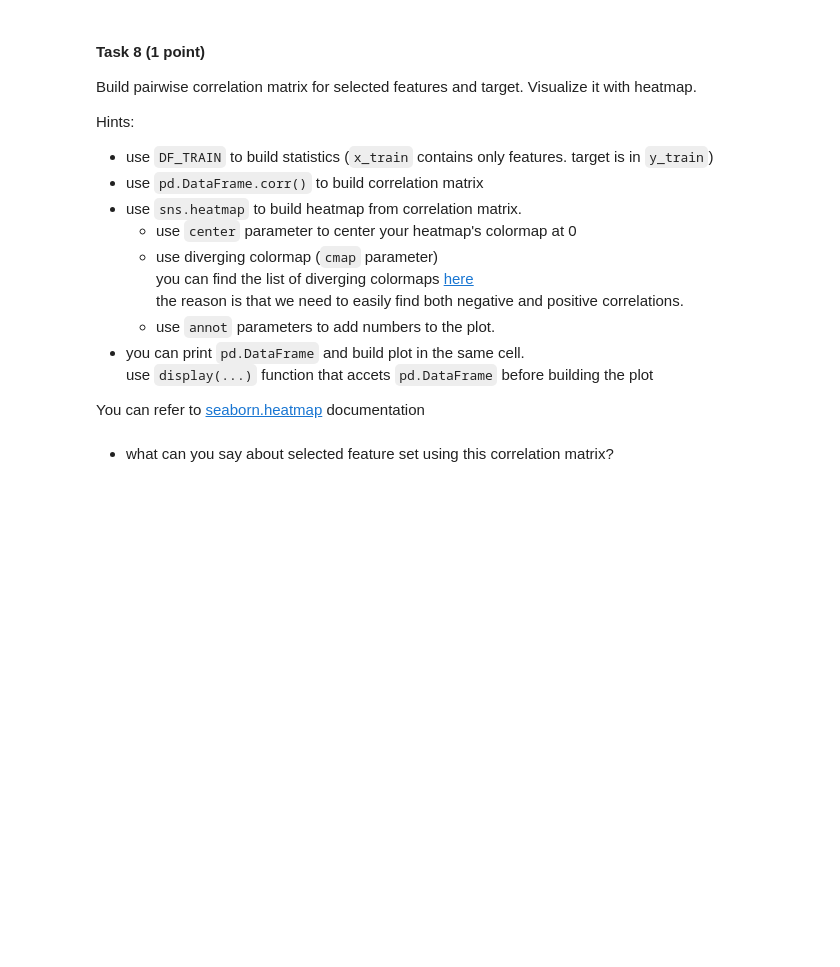
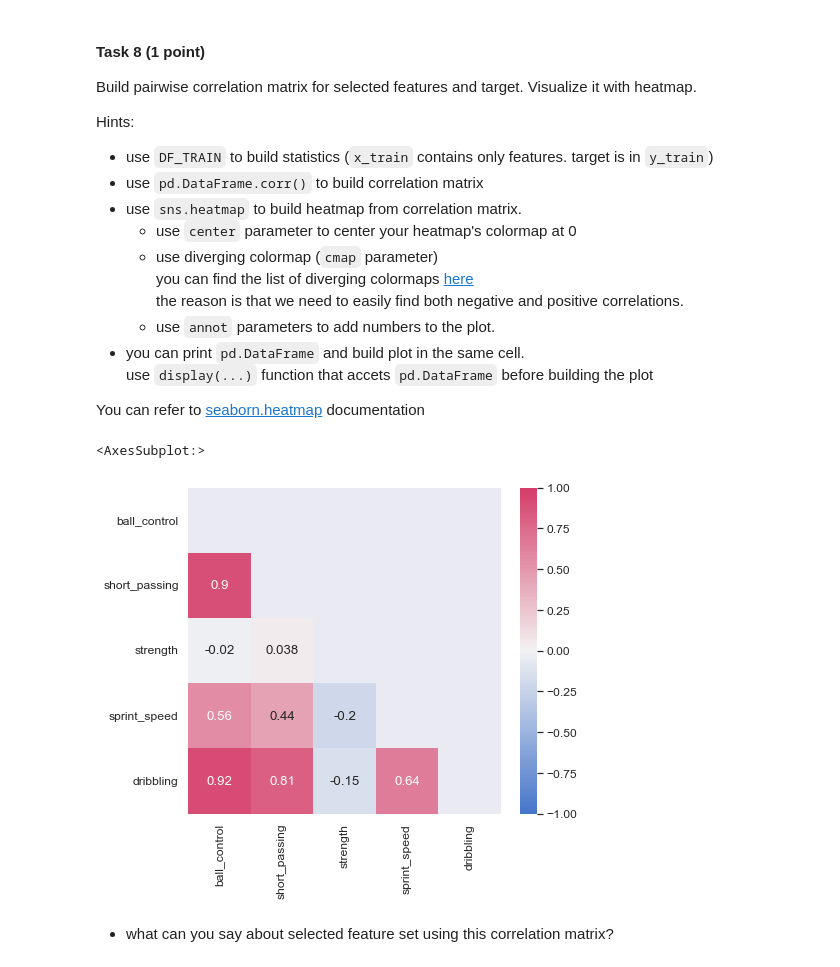
Before and after one commit to slobby/ml_task3, a Jupyter notebook: lineral_regression.ipynb, the cells around one changed output. Drawn from its saved outputs; the diff is of its cells as text; code cells hidden in the pictures; blank space fills up the shorter version.

```diff
--- a/lineral_regression.ipynb
+++ b/lineral_regression.ipynb
@@ -771,3 +766,13 @@ You can refer to [seaborn.heatmap](https://seaborn.pydata.org/generated/seaborn.
+# %%
+# # your code here
+correlation_matrix = DF_TRAIN[cols].corr()
+mask = np.triu(np.ones_like(correlation_matrix, dtype=bool))
+cmap = sns.diverging_palette(255, 0, as_cmap=True)
+sns.heatmap(data=correlation_matrix, annot=True,
+            vmin=-1, vmax=1, mask=mask, cmap=cmap)
+# %% [output]
+<AxesSubplot:>
+[figure, added]
 # %% [markdown]
 * what can you say about selected feature set using this correlation matrix?
 # %% [markdown]
```
Also changed, not shown: parts of 54 cells of this notebook.
